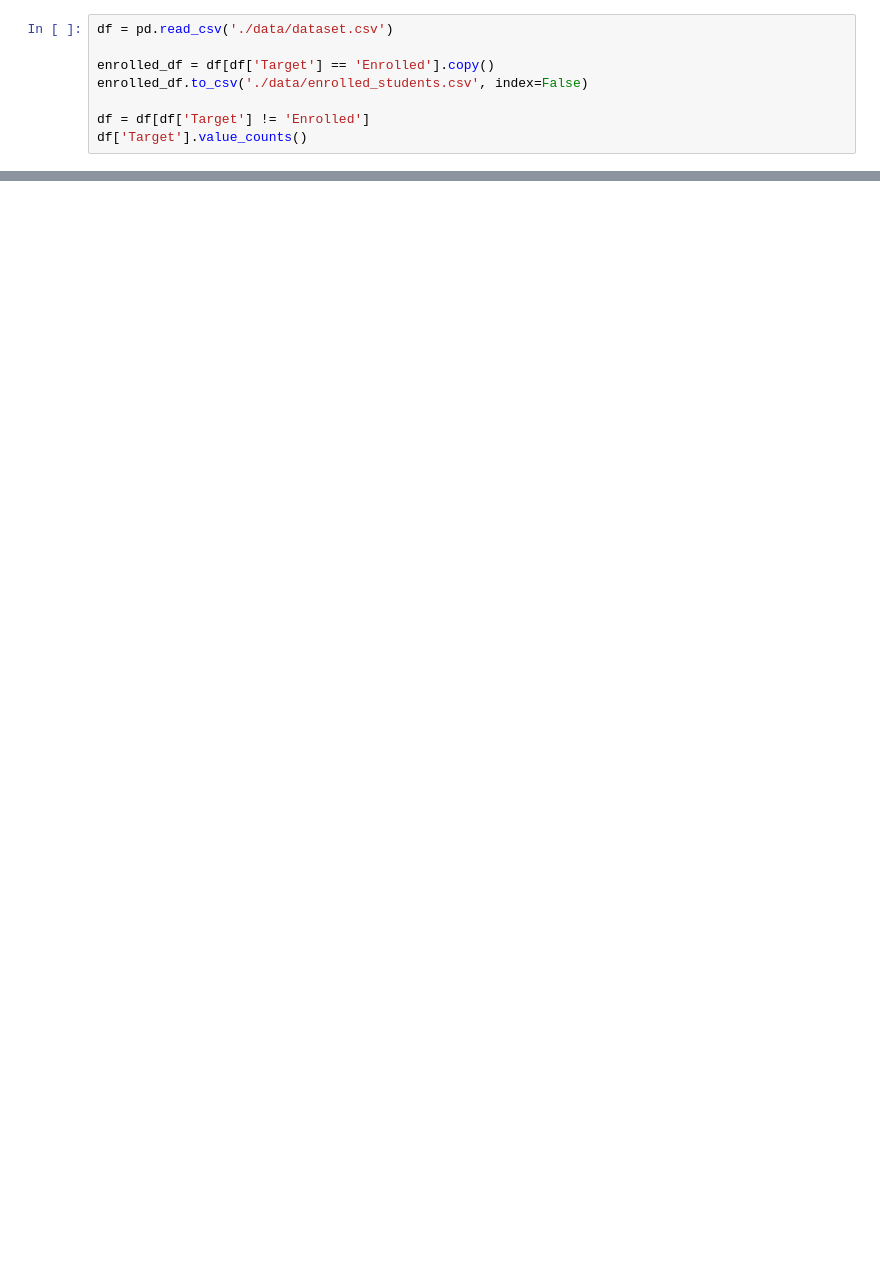
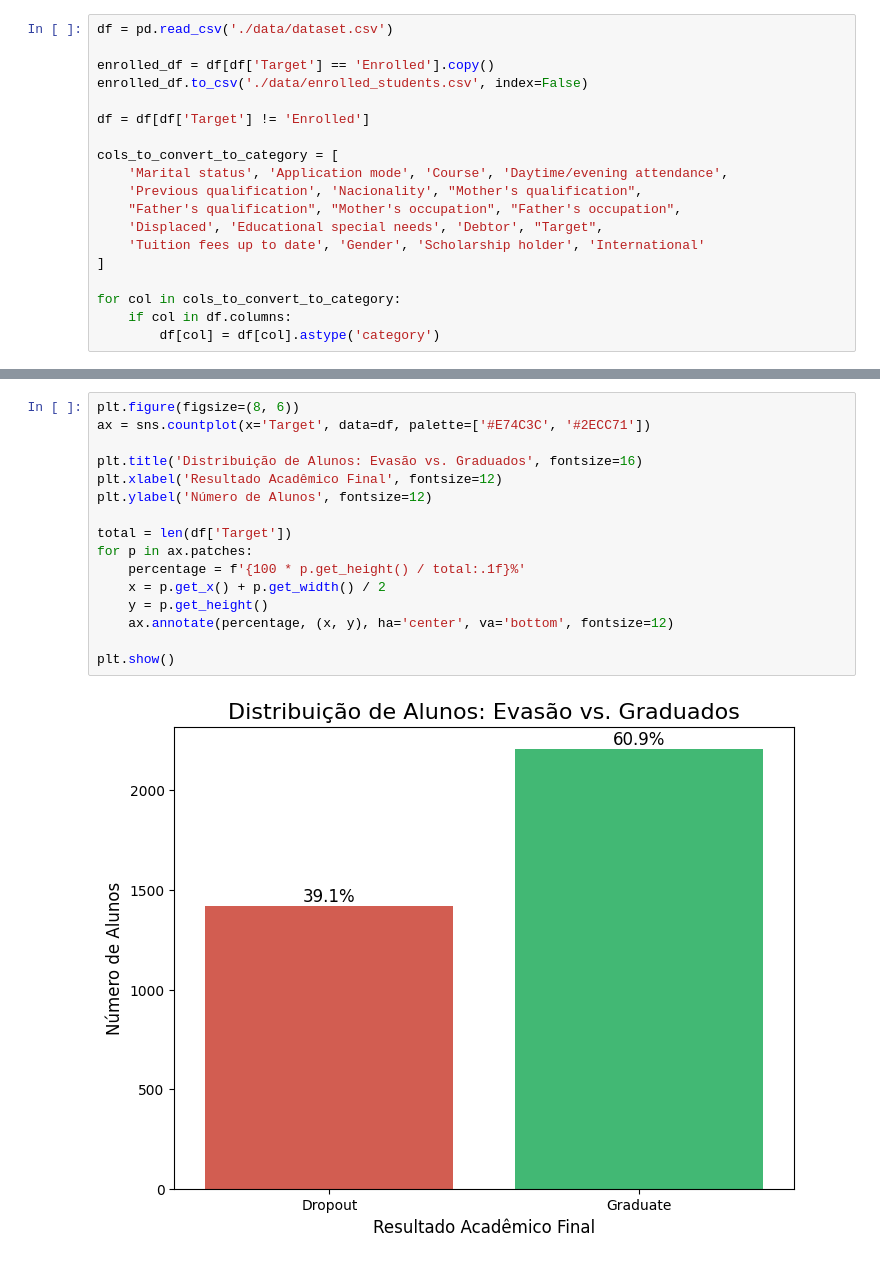
Before and after one commit to DiogoSoares3/School-Dropout, a Jupyter notebook: main.ipynb, the cells around one changed output, grey strips where cells are left out. Drawn from its saved outputs; the diff is of its cells as text; blank space fills up the shorter version.

```diff
--- a/main.ipynb
+++ b/main.ipynb
@@ -43,4 +55,15 @@ enrolled_df = df[df['Target'] == 'Enrolled'].copy()
 enrolled_df.to_csv('./data/enrolled_students.csv', index=False)
 
 df = df[df['Target'] != 'Enrolled']
-df['Target'].value_counts()
+
+cols_to_convert_to_category = [
+    'Marital status', 'Application mode', 'Course', 'Daytime/evening attendance',
+    'Previous qualification', 'Nacionality', "Mother's qualification",
+    "Father's qualification", "Mother's occupation", "Father's occupation",
+    'Displaced', 'Educational special needs', 'Debtor', "Target",
+    'Tuition fees up to date', 'Gender', 'Scholarship holder', 'International'
+]
+
+for col in cols_to_convert_to_category:
+    if col in df.columns:
+        df[col] = df[col].astype('category')
@@ -678,0 +104,18 @@ best_stacking_model = search_cv.best_estimator_
+# %%
+plt.figure(figsize=(8, 6))
+ax = sns.countplot(x='Target', data=df, palette=['#E74C3C', '#2ECC71'])
+
+plt.title('Distribuição de Alunos: Evasão vs. Graduados', fontsize=16)
+plt.xlabel('Resultado Acadêmico Final', fontsize=12)
+plt.ylabel('Número de Alunos', fontsize=12)
+
+total = len(df['Target'])
+for p in ax.patches:
+    percentage = f'{100 * p.get_height() / total:.1f}%'
+    x = p.get_x() + p.get_width() / 2
+    y = p.get_height()
+    ax.annotate(percentage, (x, y), ha='center', va='bottom', fontsize=12)
+
+plt.show()
+# %% [output]
+[figure, added]
```
Also changed, not shown: parts of 141 cells of this notebook, 2 other files.
